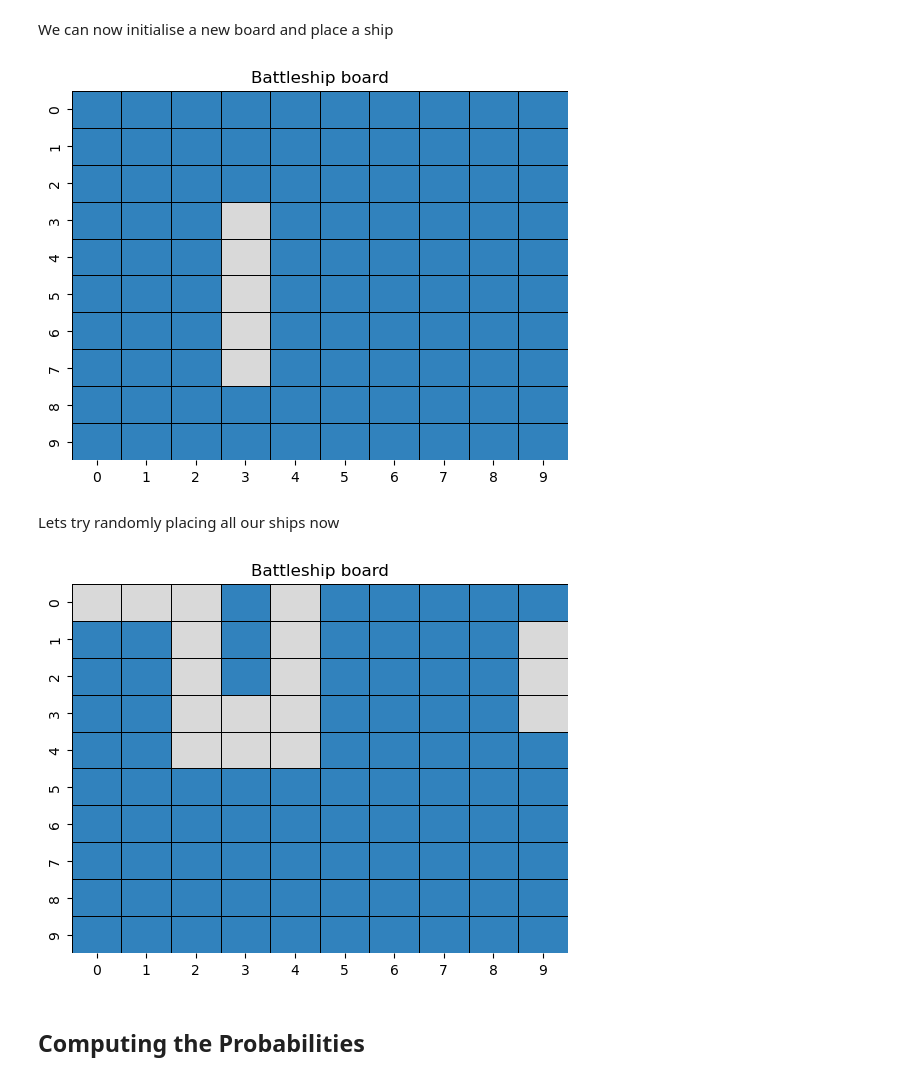
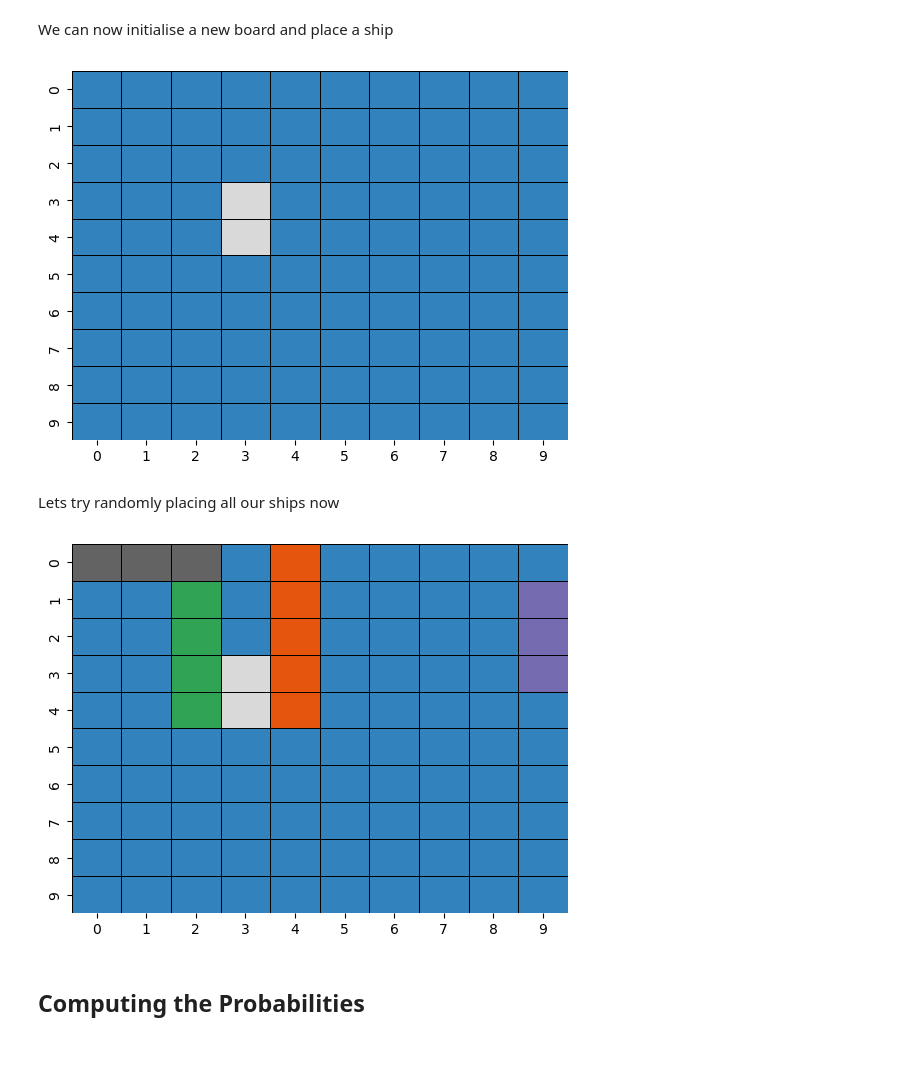
Before and after one commit to damienbose/battleship_analysis, a Jupyter notebook: battleship.ipynb, the cells around one changed output. Cells and saved outputs as stored; diff of their text form; code cells hidden in the pictures; blank space fills up the shorter version.

Commit message:
Better colour for ship drawing

```diff
--- a/battleship.ipynb
+++ b/battleship.ipynb
@@ -58,13 +58,13 @@ class OpponentBoard:
             board_slice = self.board[row:row + ship.length, col]
             if np.any(board_slice):
                 return False
-            self.board[row:row + ship.length, col] = True
+            self.board[row:row + ship.length, col] = ship.name
         else:
             # Make sure ship does not overlap with other ships
             board_slice = self.board[row, col:col + ship.length]
             if np.any(board_slice):
                 return False
-            self.board[row, col:col + ship.length] = True
+            self.board[row, col:col + ship.length] = ship.name
 
         # Add ship to dictionary of placed ships
         self.ship_to_count[ship.name] = ship.length
@@ -92,9 +92,13 @@ class OpponentBoard:
 
     def plot_board(self):
         """Plot the board."""
-        plt.title('Battleship board')
-        mask = self.board != None
-        sns.heatmap(mask, linewidths=0.5, cmap="tab20c", linecolor="black", cbar=False)
+        self.ship_id = {ship: i for i, ship in enumerate(self.ship_to_count.keys(), start=1)}
+        colour_map = np.zeros(self.board.shape)
+        for i in range(self.board.shape[0]):
+            for j in range(self.board.shape[1]):
+                if self.board[i, j] != None:
+                    colour_map[i, j] = self.ship_id[self.board[i, j]]
+        sns.heatmap(colour_map, linewidths=0.5, cmap="tab20c", linecolor="black", cbar=False)
         plt.show()
 # %% [markdown]
 We then have 5 types of ships: Carried, Battleship, Cruiser, Submarine and Destroyer. These have length 5, 4, 3, 3 and 2 respectively.
@@ -110,18 +114,18 @@ We can now initialise a new board and place a ship
 # %%
 test_board = OpponentBoard()
 
-# Lets place the Carrier at row 3, col 3
-test_board.place_ship(ships[0], 3, 3, True)
+# Lets place the Destroyer at row 3, col 3
+test_board.place_ship(ships[-1], 3, 3, True)
 test_board.plot_board()
 # %% [output]
-[figure, old version]
+[figure, new version]
 # %% [markdown]
 Lets try randomly placing all our ships now
 # %%
 test_board.generate_random_board(ships) # note this function resets the board
 test_board.plot_board()
 # %% [output]
-[figure, old version]
+[figure, new version]
 # %% [markdown]
 ## Computing the Probabilities
 # %% [markdown]
```
